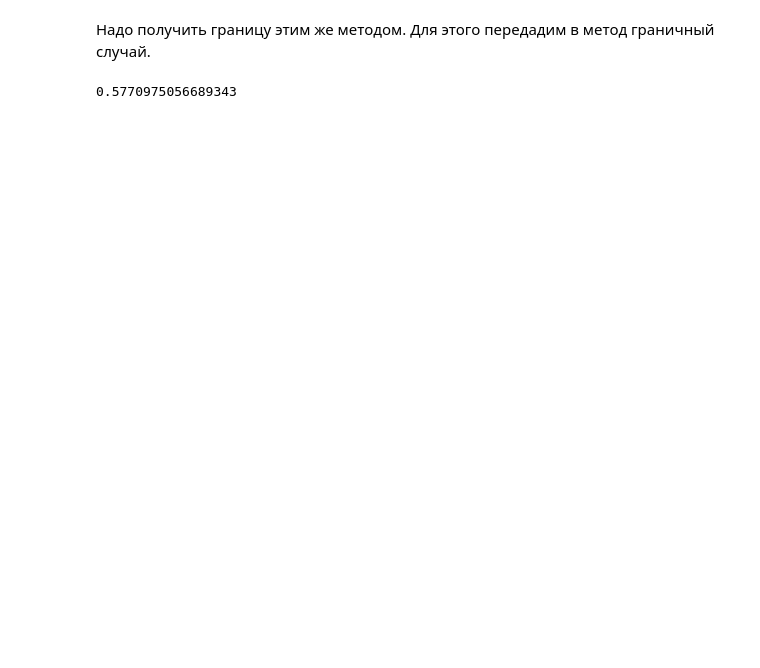
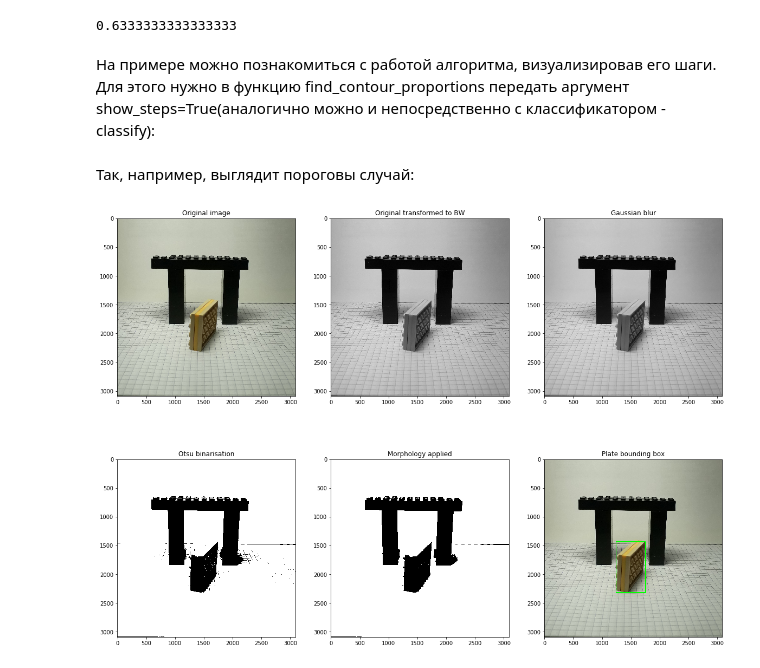
Before and after one commit to kaustika/Signal-Processing, a Jupyter notebook: implementation.ipynb, the cells around one changed output. Drawn from its saved outputs; the diff is of its cells as text; code cells hidden in the pictures; blank space fills up the shorter version.

Commit message:
add visualization, improve code structure

```diff
--- a/implementation.ipynb
+++ b/implementation.ipynb
@@ -14,0 +45,19 @@ def FindFormat(path, fileFormat):
+# %%
+def visualize_steps(image, bw_image, blurred_image, otsu_image, closed_image, x, y, w, h) -> None:
+    """
+    Just a method to show all the intermediate steps of the classification process.
+    """
+    fig, ax = plt.subplots(2, 3, figsize=(20, 15))
+    ax[0, 0].imshow(cv.cvtColor(image, cv.COLOR_BGR2RGB))
+    ax[0, 0].set_title("Original image")
+    ax[0, 1].imshow(cv.cvtColor(bw_image, cv.COLOR_BGR2RGB))
+    ax[0, 1].set_title("Original transformed to BW")
+    ax[0, 2].imshow(cv.cvtColor(blurred_image, cv.COLOR_BGR2RGB))
+    ax[0, 2].set_title("Gaussian blur")
+    ax[1, 0].imshow(cv.cvtColor(otsu_image, cv.COLOR_BGR2RGB))
+    ax[1, 0].set_title("Otsu binarisation")
+    ax[1, 1].imshow(cv.cvtColor(closed_image, cv.COLOR_BGR2RGB))
+    ax[1, 1].set_title("Morphology applied")
+    cv.rectangle(image, (x, y), (x + w, y + h), (0, 255, 0), thickness=15)
+    ax[1, 2].imshow(cv.cvtColor(image, cv.COLOR_BGR2RGB))
+    ax[1, 2].set_title("Plate bounding box")
@@ -18,25 +124,0 @@ path_NO = os.path.abspath(os.path.join("signals_dataset", "NO(doesn_t_fit)"))
-# %%
-def find_contour_proportions(filename: str) -> float:
-    image = cv.imread(filename)
-    raw_image = image.copy()
-
-    bw_image = cv.cvtColor(image, cv.COLOR_BGR2GRAY)
-    blurred_image = cv.GaussianBlur(bw_image, (3, 3), 0)
-    _, otsu_image = cv.threshold(blurred_image, 0, 255, cv.THRESH_OTSU)
-
-    kernel = np.ones((8, 8), np.uint8)
-    opened_image = cv.morphologyEx(otsu_image, cv.MORPH_OPEN, kernel)
-    closed_image = cv.morphologyEx(opened_image, cv.MORPH_CLOSE, kernel)
-
-    contours, _ = cv.findContours(closed_image, mode=cv.RETR_LIST, method=cv.CHAIN_APPROX_SIMPLE)
-    sorted_contours = sorted(contours, key=lambda x: cv.contourArea(x), reverse=True)
-    big_contours = sorted_contours[2:3]
-
-    contours_image = raw_image.copy()
-    for c in big_contours:
-        x, y, w, h = cv.boundingRect(c)
-        cv.rectangle(contours_image, (x, y), (x + w, y + h), (0, 255, 0), thickness=15)
-
-    return w / h
-# %% [markdown]
-Надо получить границу этим же методом. Для этого передадим в метод граничный случай.
@@ -43,6 +141,12 @@ def find_contour_proportions(filename: str) -> float:
+# %%
+access_on_test_dataset(filenames_YES, filenames_NO)
+# %% [output]
+0.6333333333333333
+# %% [markdown]
+На примере можно познакомиться с работой алгоритма, визуализировав его шаги. Для этого нужно в функцию find_contour_proportions передать аргумент show_steps=True(аналогично можно и непосредственно с классификатором - classify):
+# %% [markdown]
+Так, например, выглядит пороговы случай:
 # %%
-threshold = find_contour_proportions('D:\\current_work\\!V KURS\\8_sem\\SIGNALS\\Maxi_Laba\\signals_dataset\\YES(fits)\\12.jpg')
+threshold = find_contour_proportions(os.path.abspath(os.path.join("signals_dataset", "YES(fits)", "12.jpg")), show_steps=True)
+# %% [output]
+[figure, added]
-# %%
-threshold
-# %% [output]
-0.5770975056689343
```
Also changed, not shown: parts of 11 cells of this notebook, 1 other file.
